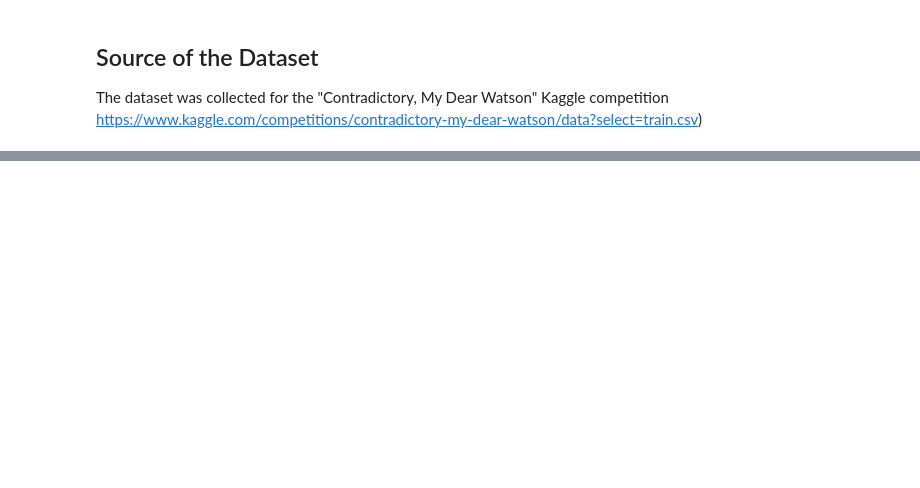
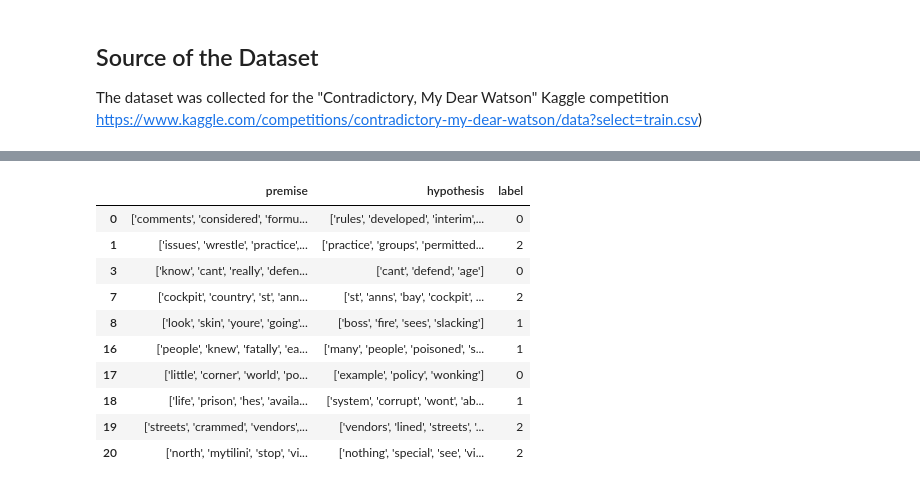
Before and after one commit to reefkha2/WatsonianAdventure, a Jupyter notebook: notebook/WatsonianAdventure.ipynb, the cells around one changed output, grey strips where cells are left out. Cells and saved outputs as stored; diff of their text form; code cells hidden in the pictures; blank space fills up the shorter version.

```diff
--- a/notebook/WatsonianAdventure.ipynb
+++ b/notebook/WatsonianAdventure.ipynb
@@ -121,0 +255,23 @@ df.to_csv('train_en_tokenized.csv', index=False)
+# %%
+# Create a stemmer object
+stemmer = PorterStemmer()
+
+# Define a function to perform stemming on a text column
+def stem_text(text):
+    # Tokenize the text into words
+    words = text.split()
+
+    # Stem each word in the list
+    stemmed_words = [stemmer.stem(word) for word in words]
+
+    # Join the stemmed words back into a single string
+    stemmed_text = ' '.join(stemmed_words)
+
+    return stemmed_text
+
+# Apply the stemming function to a text column in the dataset
+df['premise'] = df['premise'].apply(stem_text)
+df['hypothesis'] = df['hypothesis'].apply(stem_text)
+
+# Print the first few rows of the stemmed dataset
+print(df.head())
@@ -122,15 +305,5 @@ df.to_csv('train_en_tokenized.csv', index=False)
 # %%
-# word embeddings
-import pandas as pd
-import numpy as np
-import nltk
-nltk.download('punkt')
-
 from gensim.models import KeyedVectors
-from nltk.tokenize import word_tokenize
-
-# load the dataset
-df = pd.read_csv('/Users/2rwak/Desktop/contradictory-my-dear-watson/train_en_tokenized.csv')
 
 # load the pre-trained GloVe embeddings
 # download the GloVe embeddings file from the official website at https://nlp.stanford.edu/projects/glove/.
@@ -156,7 +329,4 @@ for hypothesis in df['hypothesis']:
     else:
         hypothesis_vectors.append(np.zeros((100,)))
 df['hypothesis_vectors'] = hypothesis_vectors
-
-# save the embeddings dataset
-df.to_csv('train_en_embeddings.csv', index=False)
 # %% [output]
@@ -164,0 +334,17 @@ df.to_csv('train_en_embeddings.csv', index=False)
+# %%
+# drop unnecessary columns
+df = df = df.drop(columns=['id','language','lang_abv','category'])
+# %%
+df.head(10)
+# %% [output]
+|  | premise | hypothesis | label |
+| 0 | ['comments', 'considered', 'formu... | ['rules', 'developed', 'interim',... | 0 |
+| 1 | ['issues', 'wrestle', 'practice',... | ['practice', 'groups', 'permitted... | 2 |
+| 3 | ['know', 'cant', 'really', 'defen... | ['cant', 'defend', 'age'] | 0 |
+| 7 | ['cockpit', 'country', 'st', 'ann... | ['st', 'anns', 'bay', 'cockpit', ... | 2 |
+| 8 | ['look', 'skin', 'youre', 'going'... | ['boss', 'fire', 'sees', 'slacking'] | 1 |
+| 16 | ['people', 'knew', 'fatally', 'ea... | ['many', 'people', 'poisoned', 's... | 1 |
+| 17 | ['little', 'corner', 'world', 'po... | ['example', 'policy', 'wonking'] | 0 |
+| 18 | ['life', 'prison', 'hes', 'availa... | ['system', 'corrupt', 'wont', 'ab... | 1 |
+| 19 | ['streets', 'crammed', 'vendors',... | ['vendors', 'lined', 'streets', '... | 2 |
+| 20 | ['north', 'mytilini', 'stop', 'vi... | ['nothing', 'special', 'see', 'vi... | 2 |
```
Also changed, not shown: parts of 56 cells of this notebook, 6 other files.
